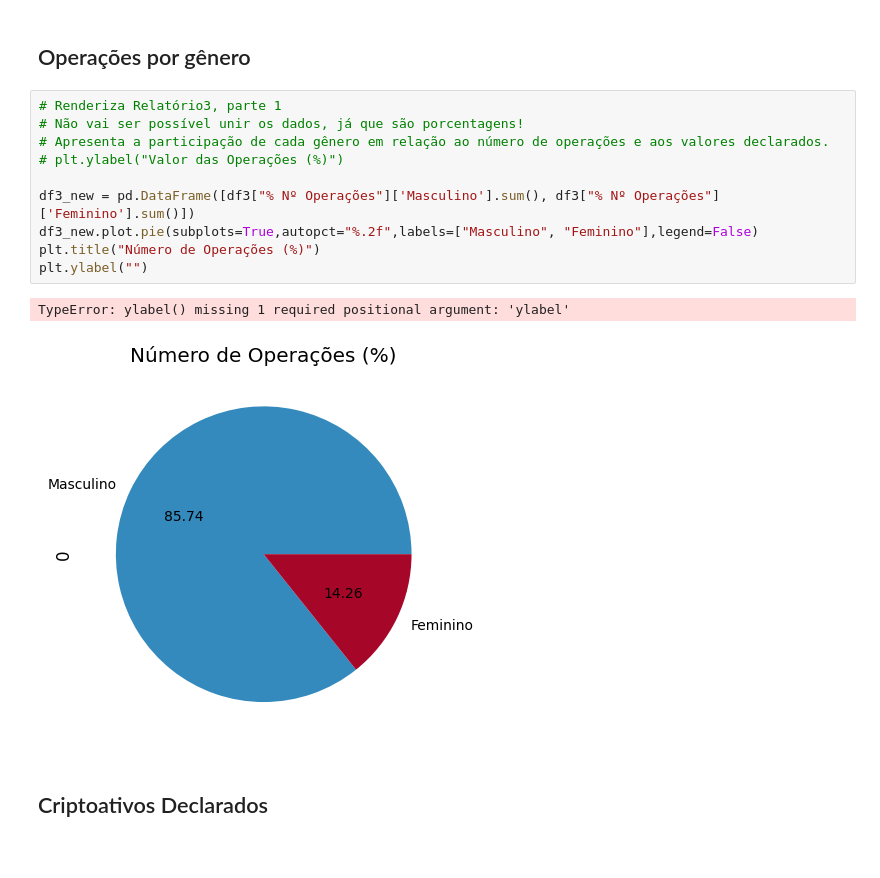
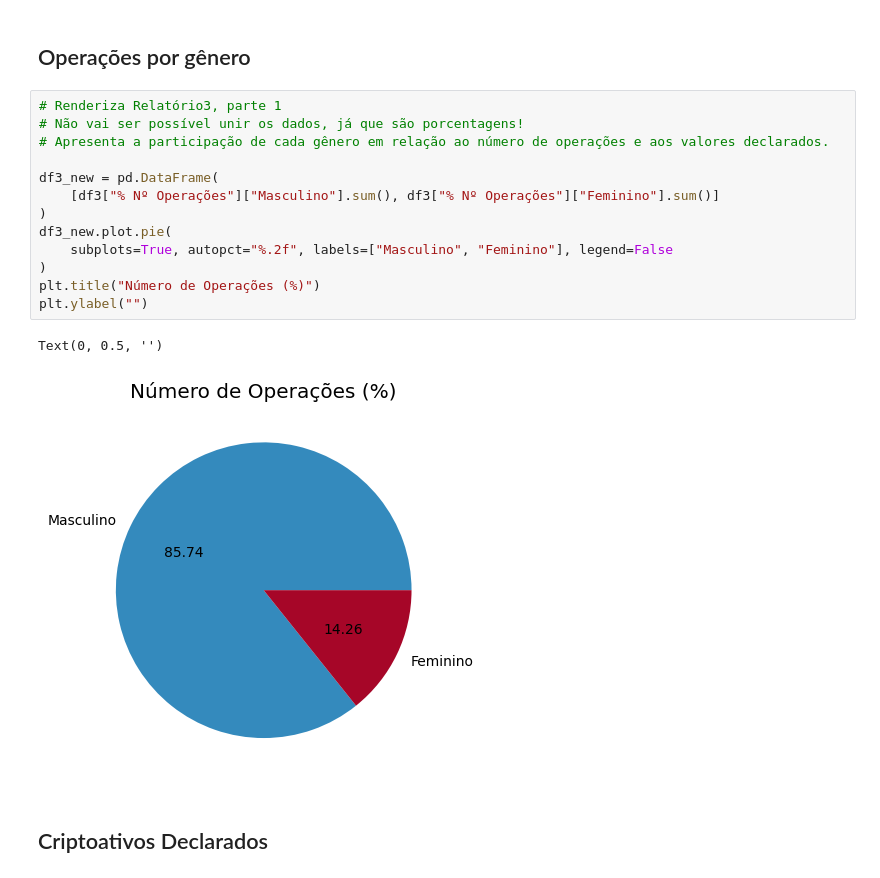
Before and after one commit to thamiresfalbo/tcc-estacio, a Jupyter notebook: notebook/main.ipynb, the cells around one changed output. Cells and saved outputs as stored; diff of their text form.

```diff
--- a/notebook/main.ipynb
+++ b/notebook/main.ipynb
@@ -104,16 +85,19 @@ df2_new
 # %%
 # Renderiza Relatório3, parte 1
 # Não vai ser possível unir os dados, já que são porcentagens!
 # Apresenta a participação de cada gênero em relação ao número de operações e aos valores declarados.
-# plt.ylabel("Valor das Operações (%)")
 
-df3_new = pd.DataFrame([df3["% Nº Operações"]['Masculino'].sum(), df3["% Nº Operações"]['Feminino'].sum()])
-df3_new.plot.pie(subplots=True,autopct="%.2f",labels=["Masculino", "Feminino"],legend=False)
+df3_new = pd.DataFrame(
+    [df3["% Nº Operações"]["Masculino"].sum(), df3["% Nº Operações"]["Feminino"].sum()]
+)
+df3_new.plot.pie(
+    subplots=True, autopct="%.2f", labels=["Masculino", "Feminino"], legend=False
+)
 plt.title("Número de Operações (%)")
 plt.ylabel("")
 # %% [output]
-TypeError: ylabel() missing 1 required positional argument: 'ylabel'
+Text(0, 0.5, '')
-[figure, old version]
+[figure, new version]
 # %% [markdown]
 ## Criptoativos Declarados
 # %%
```
Also changed, not shown: parts of 2 cells of this notebook.
